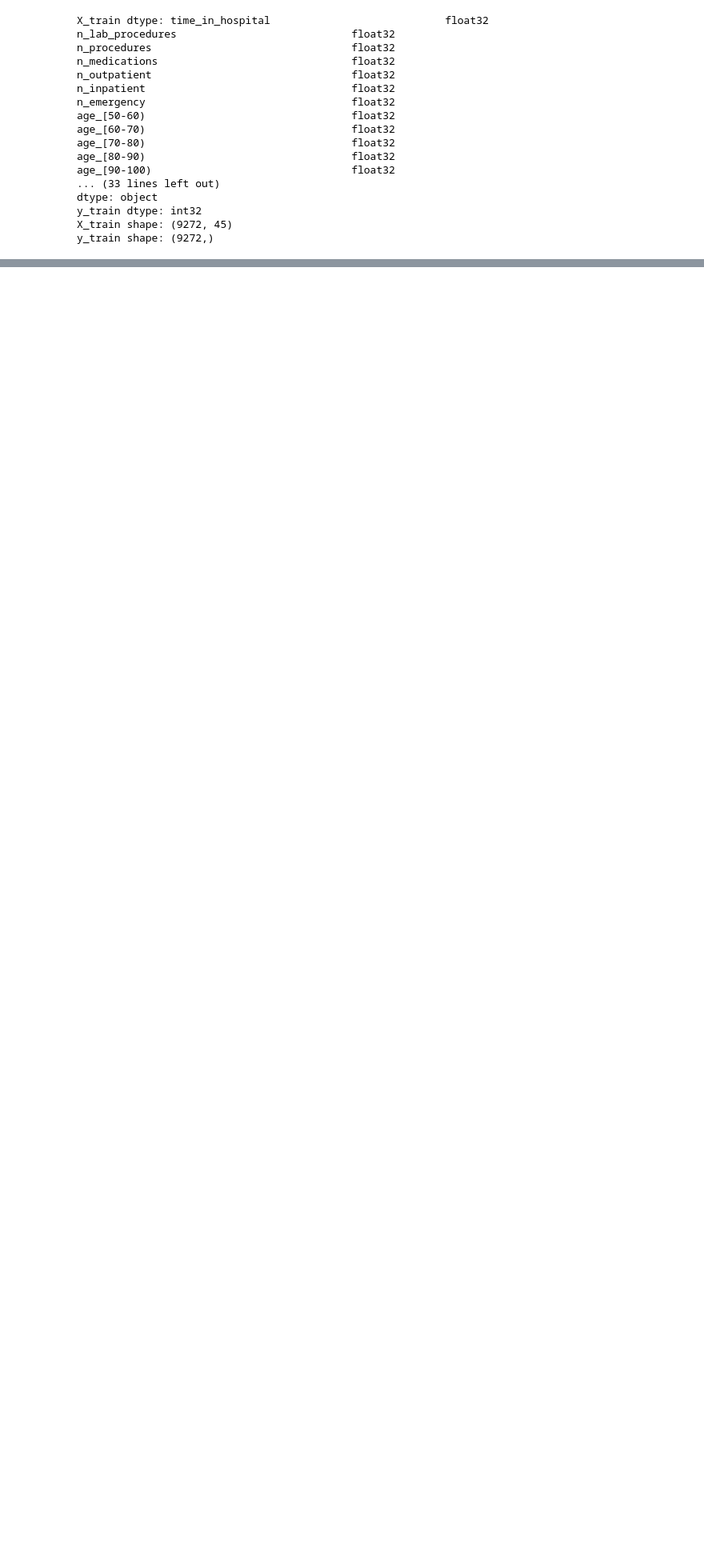
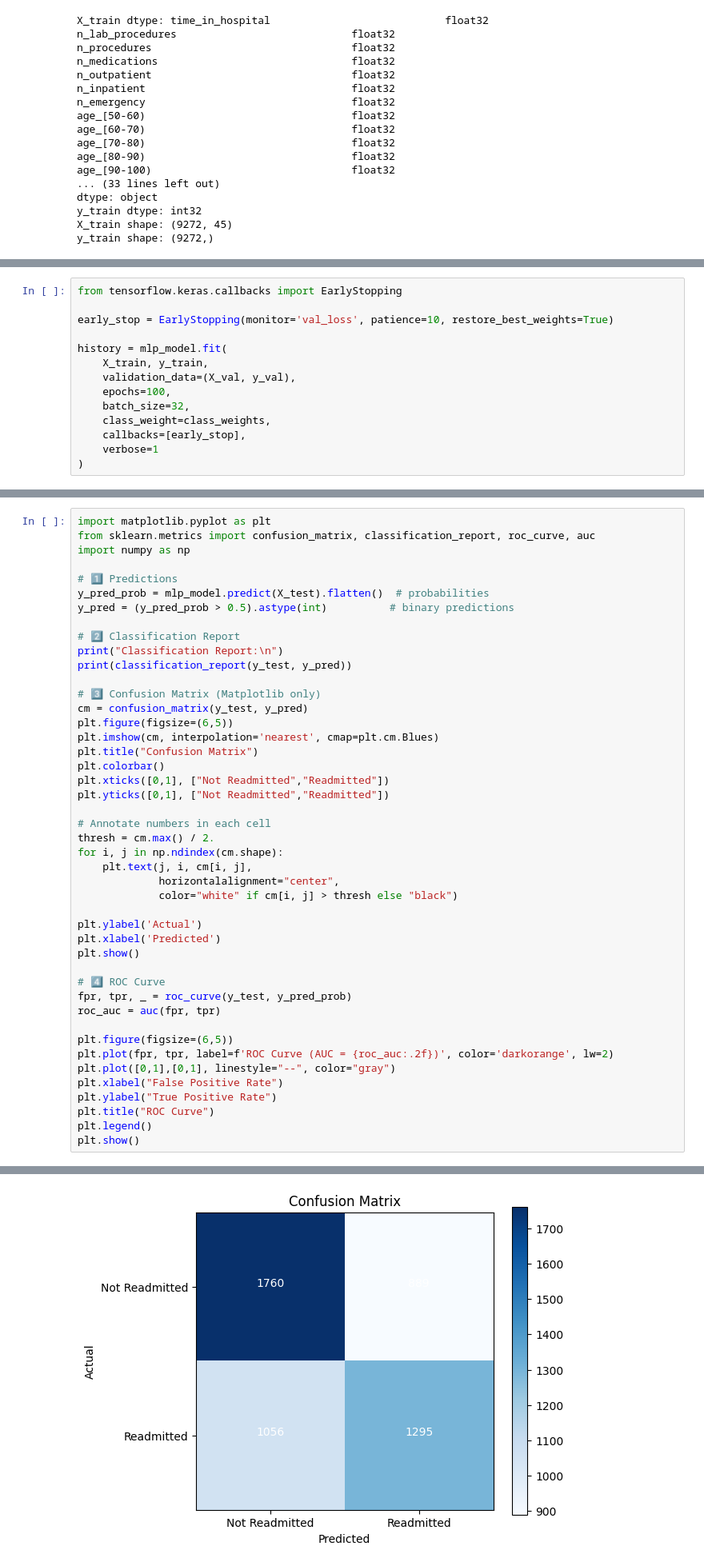
Before and after one commit to krithikadh/CTS_Hackathon, a Jupyter notebook: MLP.ipynb, the cells around one changed output, grey strips where cells are left out. Shown at 80% size. Cells and saved outputs as stored; diff of their text form; blank space fills up the shorter version.

```diff
--- a/MLP.ipynb
+++ b/MLP.ipynb
@@ -577,0 +604,14 @@ Test Recall: 0.0000
+# %%
+from tensorflow.keras.callbacks import EarlyStopping
+
+early_stop = EarlyStopping(monitor='val_loss', patience=10, restore_best_weights=True)
+
+history = mlp_model.fit(
+    X_train, y_train,
+    validation_data=(X_val, y_val),
+    epochs=100,
+    batch_size=32,
+    class_weight=class_weights,
+    callbacks=[early_stop],
+    verbose=1
+)
@@ -577,0 +644,46 @@ Test Recall: 0.0000
+# %%
+import matplotlib.pyplot as plt
+from sklearn.metrics import confusion_matrix, classification_report, roc_curve, auc
+import numpy as np
+
+# 1️⃣ Predictions
+y_pred_prob = mlp_model.predict(X_test).flatten()  # probabilities
+y_pred = (y_pred_prob > 0.5).astype(int)          # binary predictions
+
+# 2️⃣ Classification Report
+print("Classification Report:\n")
+print(classification_report(y_test, y_pred))
+
+# 3️⃣ Confusion Matrix (Matplotlib only)
+cm = confusion_matrix(y_test, y_pred)
+plt.figure(figsize=(6,5))
+plt.imshow(cm, interpolation='nearest', cmap=plt.cm.Blues)
+plt.title("Confusion Matrix")
+plt.colorbar()
+plt.xticks([0,1], ["Not Readmitted","Readmitted"])
+plt.yticks([0,1], ["Not Readmitted","Readmitted"])
+
+# Annotate numbers in each cell
+thresh = cm.max() / 2.
+for i, j in np.ndindex(cm.shape):
+    plt.text(j, i, cm[i, j],
+             horizontalalignment="center",
+             color="white" if cm[i, j] > thresh else "black")
+
+plt.ylabel('Actual')
+plt.xlabel('Predicted')
+plt.show()
+
+# 4️⃣ ROC Curve
+fpr, tpr, _ = roc_curve(y_test, y_pred_prob)
+roc_auc = auc(fpr, tpr)
+
+plt.figure(figsize=(6,5))
+plt.plot(fpr, tpr, label=f'ROC Curve (AUC = {roc_auc:.2f})', color='darkorange', lw=2)
+plt.plot([0,1],[0,1], linestyle="--", color="gray")
+plt.xlabel("False Positive Rate")
+plt.ylabel("True Positive Rate")
+plt.title("ROC Curve")
+plt.legend()
+plt.show()
+# %% [output]
@@ -577,0 +701 @@ Test Recall: 0.0000
+[figure, added]
```
Also changed, not shown: parts of 14 cells of this notebook.
